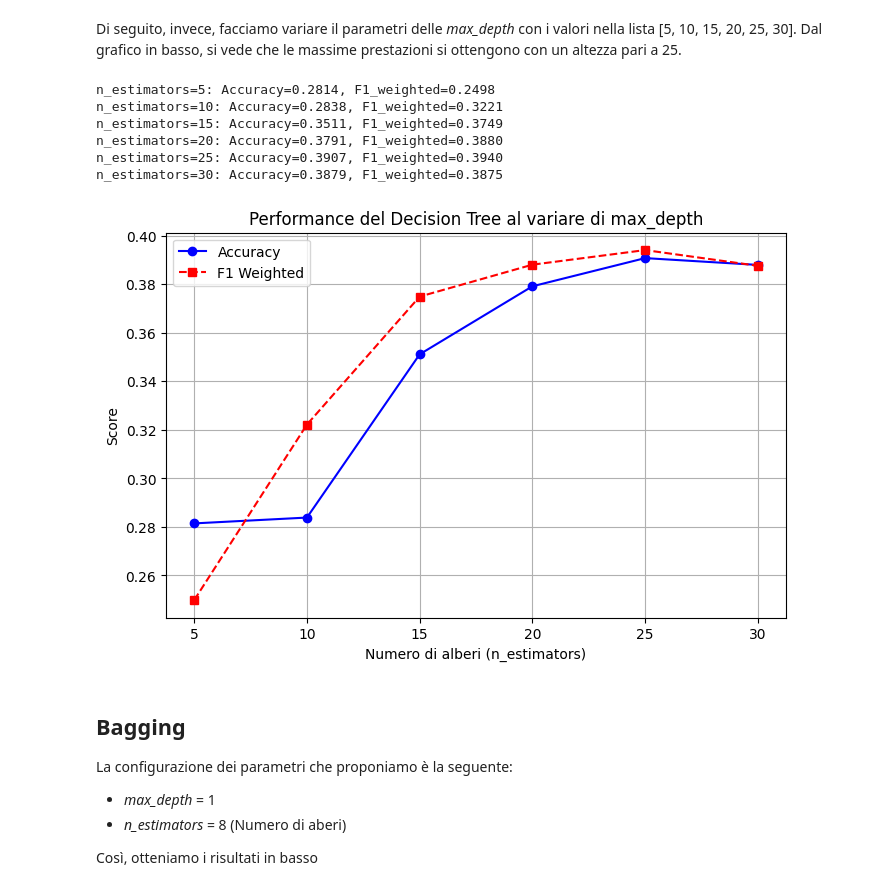
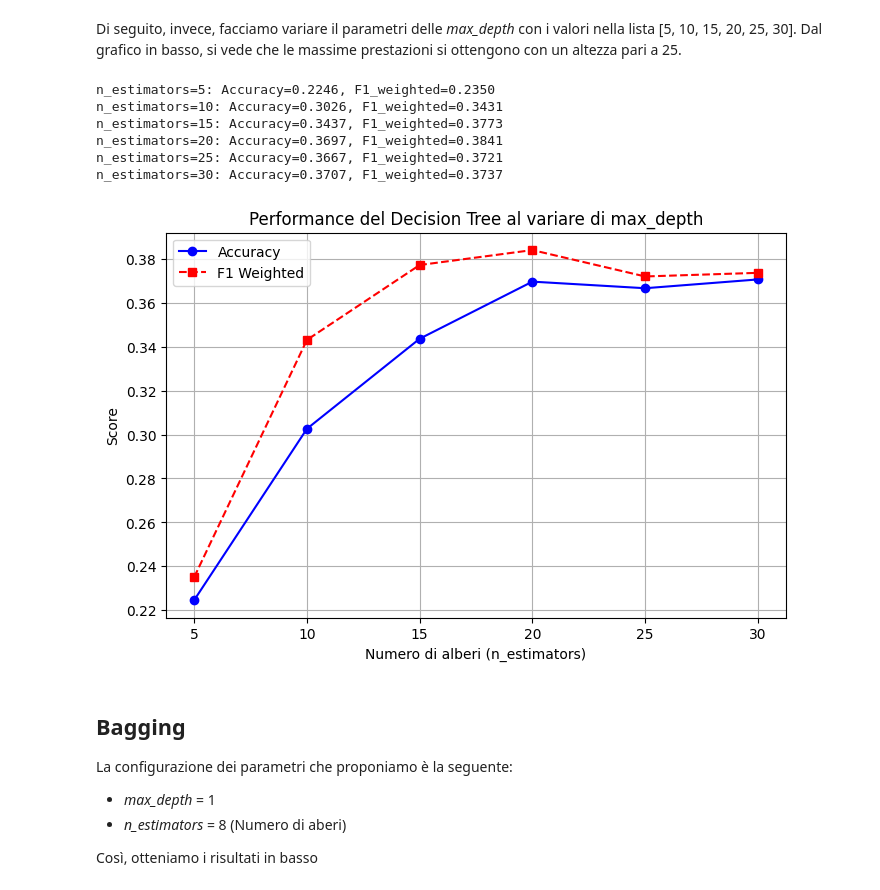
Before and after one commit to MatteoStromieri/ml-uni-project, a Jupyter notebook: main_modied.ipynb, the cells around one changed output. Cells and saved outputs as stored; diff of their text form; code cells hidden in the pictures.

```diff
--- a/main_modied.ipynb
+++ b/main_modied.ipynb
@@ -176,0 +211,4 @@ Estraiamo queste componenti e proiettiamo il dataset nel sottospazio generato da
+# %%
+def split_dataset(X: pd.DataFrame, y: pd.DataFrame, test_size: float = 0.3, random_state: int = 42) -> tuple[pd.DataFrame, pd.DataFrame, pd.DataFrame, pd.DataFrame]:
+    train, test, y_train, y_test = train_test_split(X, y, test_size=test_size, random_state=random_state)
+    return train, test, y_train, y_test
@@ -177,12 +242,11 @@ Estraiamo queste componenti e proiettiamo il dataset nel sottospazio generato da
 # %%
-X_train, X_test, y_train, y_test = train_test_split(X, y, test_size=0.1, random_state=10)
 
-print("Forma originale:", X_train.shape)
-d = 80
-pca = PCA(n_components=d)  # Riduzione a 20 componenti
-pca.fit(X)
-X_train = pca.transform(X_train)
-X_test = pca.transform(X_test)
-# data pre-processing
+# print("Forma originale:", X_train.shape)
+# d = 80
+# pca = PCA(n_components=d)  # Riduzione a 20 componenti
+# pca.fit(X)
+# X_train = pca.transform(X_train)
+# X_test = pca.transform(X_test)
+# # data pre-processing
 
-print("Dopo PCA:", X_train.shape)
+# print("Dopo PCA:", X_train.shape)
@@ -332,7 +390,7 @@ def valuate(clf, x_test, y_test):
 # %%
-svm_clf = sklearn.svm.SVC(kernel="rbf")
-svm_clf.fit(X_train, y_train)
-valuate(svm_clf, X_test, y_test)
+# svm_clf = sklearn.svm.SVC(kernel="rbf")
+# svm_clf.fit(X_train, y_train)
+# valuate(svm_clf, X_test, y_test)
 # %% [output]
                      precision    recall  f1-score   support
 
@@ -396,45 +576,46 @@ valuate(tree_clf, X_test, y_test)
 # %% [markdown]
 Di seguito, invece, facciamo variare il parametri delle *max_depth* con i valori nella lista [5, 10, 15, 20, 25, 30]. Dal grafico in basso, si vede che le massime prestazioni si ottengono con un altezza pari a 25.
 # %%
+X_train, X_test = X_trains[1], X_tests[1]
 n_estimators_values = [5, 10, 15, 20, 25, 30]
 
 # Liste per raccogliere le metriche
 accuracies = []
 f1_scores = []
 
 # Loop per testare diversi valori di n_estimators
 for n in n_estimators_values:
     model = tree.DecisionTreeClassifier(max_depth=n, class_weight='balanced')
     model.fit(X_train, y_train)
     y_pred = model.predict(X_test)
 
     acc = accuracy_score(y_test, y_pred)
     f1 = f1_score(y_test, y_pred, average='weighted')
 
     accuracies.append(acc)
     f1_scores.append(f1)
 
     print(f"n_estimators={n}: Accuracy={acc:.4f}, F1_weighted={f1:.4f}")
 
 # Plotta le metriche
 plt.figure(figsize=(8, 5))
 plt.plot(n_estimators_values, accuracies, marker='o', linestyle='-', label="Accuracy", color='b')
 plt.plot(n_estimators_values, f1_scores, marker='s', linestyle='--', label="F1 Weighted", color='r')
 
 plt.xlabel("Numero di alberi (n_estimators)")
 plt.ylabel("Score")
 plt.title("Performance del Decision Tree al variare di max_depth")
 plt.legend()
 plt.grid()
 plt.show()
 # %% [output]
-n_estimators=5: Accuracy=0.2814, F1_weighted=0.2498
-n_estimators=10: Accuracy=0.2838, F1_weighted=0.3221
-n_estimators=15: Accuracy=0.3511, F1_weighted=0.3749
-n_estimators=20: Accuracy=0.3791, F1_weighted=0.3880
-n_estimators=25: Accuracy=0.3907, F1_weighted=0.3940
-n_estimators=30: Accuracy=0.3879, F1_weighted=0.3875
+n_estimators=5: Accuracy=0.2246, F1_weighted=0.2350
+n_estimators=10: Accuracy=0.3026, F1_weighted=0.3431
+n_estimators=15: Accuracy=0.3437, F1_weighted=0.3773
+n_estimators=20: Accuracy=0.3697, F1_weighted=0.3841
+n_estimators=25: Accuracy=0.3667, F1_weighted=0.3721
+n_estimators=30: Accuracy=0.3707, F1_weighted=0.3737
-[figure, old version]
+[figure, new version]
 # %% [markdown]
 ## Bagging
 
```
Also changed, not shown: parts of 56 cells of this notebook.
